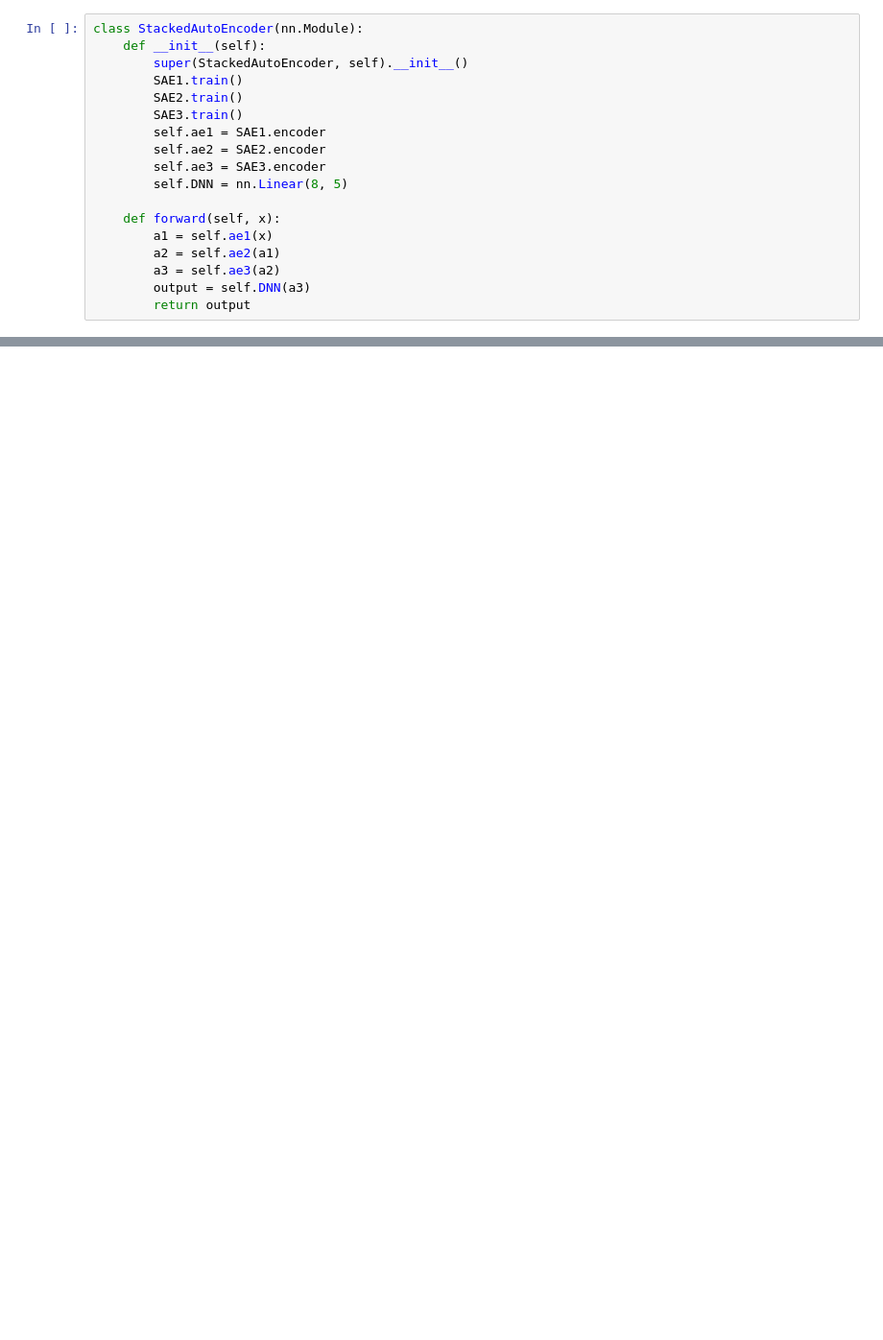
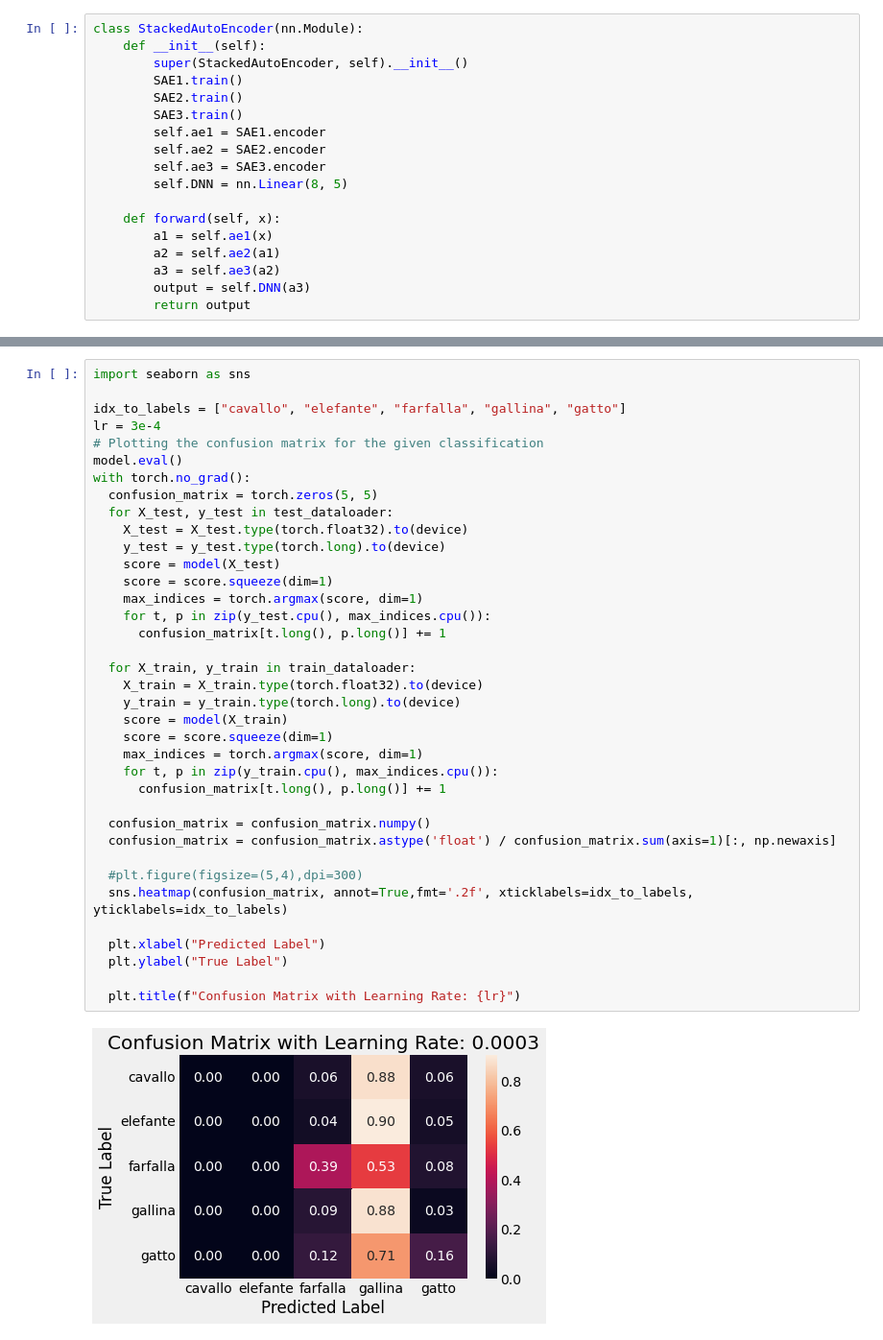
Before and after one commit to nehamjain10/CS6910_Assignments, a Jupyter notebook: Assignment_2/Assignment2Task2.ipynb, the cells around one changed output, grey strips where cells are left out. Shown at 96% size. Cells and saved outputs as stored; diff of their text form; blank space fills up the shorter version.

```diff
--- a/Assignment_2/Assignment2Task2.ipynb
+++ b/Assignment_2/Assignment2Task2.ipynb
@@ -465,0 +464,39 @@ Test Accuracy: 0.35571
+# %%
+import seaborn as sns
+
+idx_to_labels = ["cavallo", "elefante", "farfalla", "gallina", "gatto"]
+lr = 3e-4
+# Plotting the confusion matrix for the given classification
+model.eval()
+with torch.no_grad():
+  confusion_matrix = torch.zeros(5, 5)
+  for X_test, y_test in test_dataloader:
+    X_test = X_test.type(torch.float32).to(device)
+    y_test = y_test.type(torch.long).to(device)
+    score = model(X_test)
+    score = score.squeeze(dim=1)
+    max_indices = torch.argmax(score, dim=1)
+    for t, p in zip(y_test.cpu(), max_indices.cpu()):
+      confusion_matrix[t.long(), p.long()] += 1
+
+  for X_train, y_train in train_dataloader:
+    X_train = X_train.type(torch.float32).to(device)
+    y_train = y_train.type(torch.long).to(device)
+    score = model(X_train)
+    score = score.squeeze(dim=1)
+    max_indices = torch.argmax(score, dim=1)
+    for t, p in zip(y_train.cpu(), max_indices.cpu()):
+      confusion_matrix[t.long(), p.long()] += 1
+
+  confusion_matrix = confusion_matrix.numpy()
+  confusion_matrix = confusion_matrix.astype('float') / confusion_matrix.sum(axis=1)[:, np.newaxis]
+
+  #plt.figure(figsize=(5,4),dpi=300)
+  sns.heatmap(confusion_matrix, annot=True,fmt='.2f', xticklabels=idx_to_labels, yticklabels=idx_to_labels)
+
+  plt.xlabel("Predicted Label")
+  plt.ylabel("True Label")
+
+  plt.title(f"Confusion Matrix with Learning Rate: {lr}")
+# %% [output]
+[figure, added]
```
Also changed, not shown: parts of 5 cells of this notebook.
